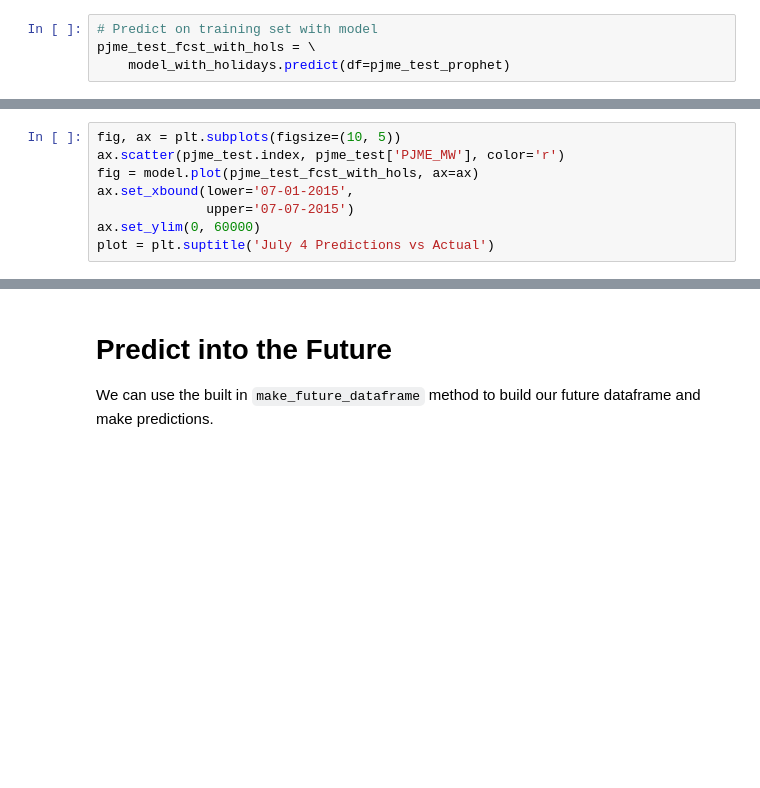
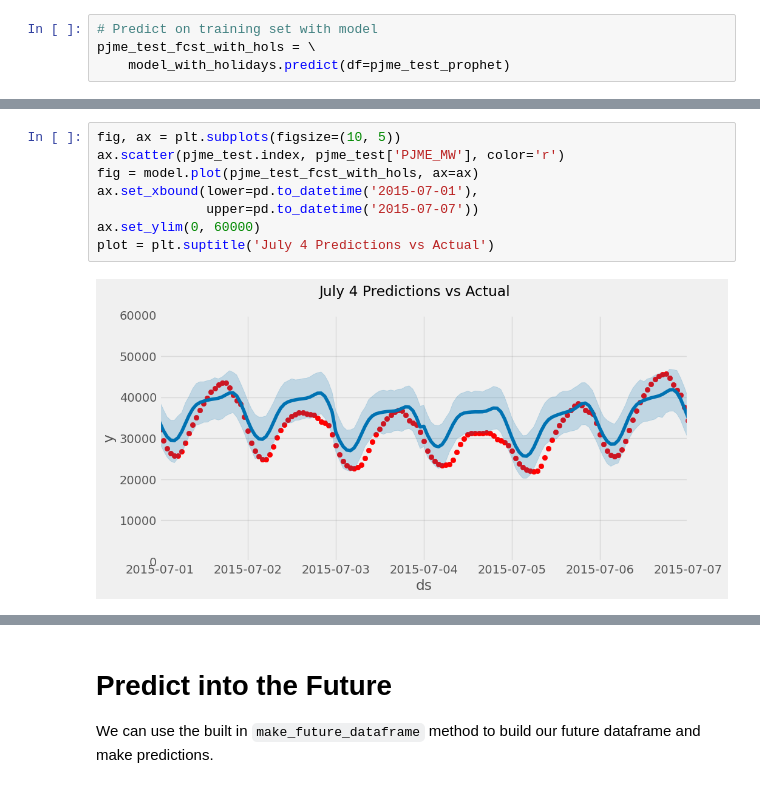
Before and after one commit to minarkap/facebook-prophet, a Jupyter notebook: Copia_de_📈_Time_Series_forecasting_with_Prophet_[YT].ipynb, the cells around one changed output, grey strips where cells are left out. Saved outputs shown, nothing was run; the diff lists cells and outputs as text; blank space fills up the shorter version.

```diff
--- a/Copia_de_📈_Time_Series_forecasting_with_Prophet_[YT].ipynb
+++ b/Copia_de_📈_Time_Series_forecasting_with_Prophet_[YT].ipynb
@@ -224,11 +294,13 @@ plt.show()
 # %%
 fig, ax = plt.subplots(figsize=(10, 5))
 ax.scatter(pjme_test.index, pjme_test['PJME_MW'], color='r')
 fig = model.plot(pjme_test_fcst_with_hols, ax=ax)
-ax.set_xbound(lower='07-01-2015',
-              upper='07-07-2015')
+ax.set_xbound(lower=pd.to_datetime('2015-07-01'),
+              upper=pd.to_datetime('2015-07-07'))
 ax.set_ylim(0, 60000)
 plot = plt.suptitle('July 4 Predictions vs Actual')
+# %% [output]
+[figure, added]
 # %%
 np.sqrt(mean_squared_error(y_true=pjme_test['PJME_MW'],
                    y_pred=pjme_test_fcst_with_hols['yhat']))
```
Also changed, not shown: parts of 24 cells of this notebook.
